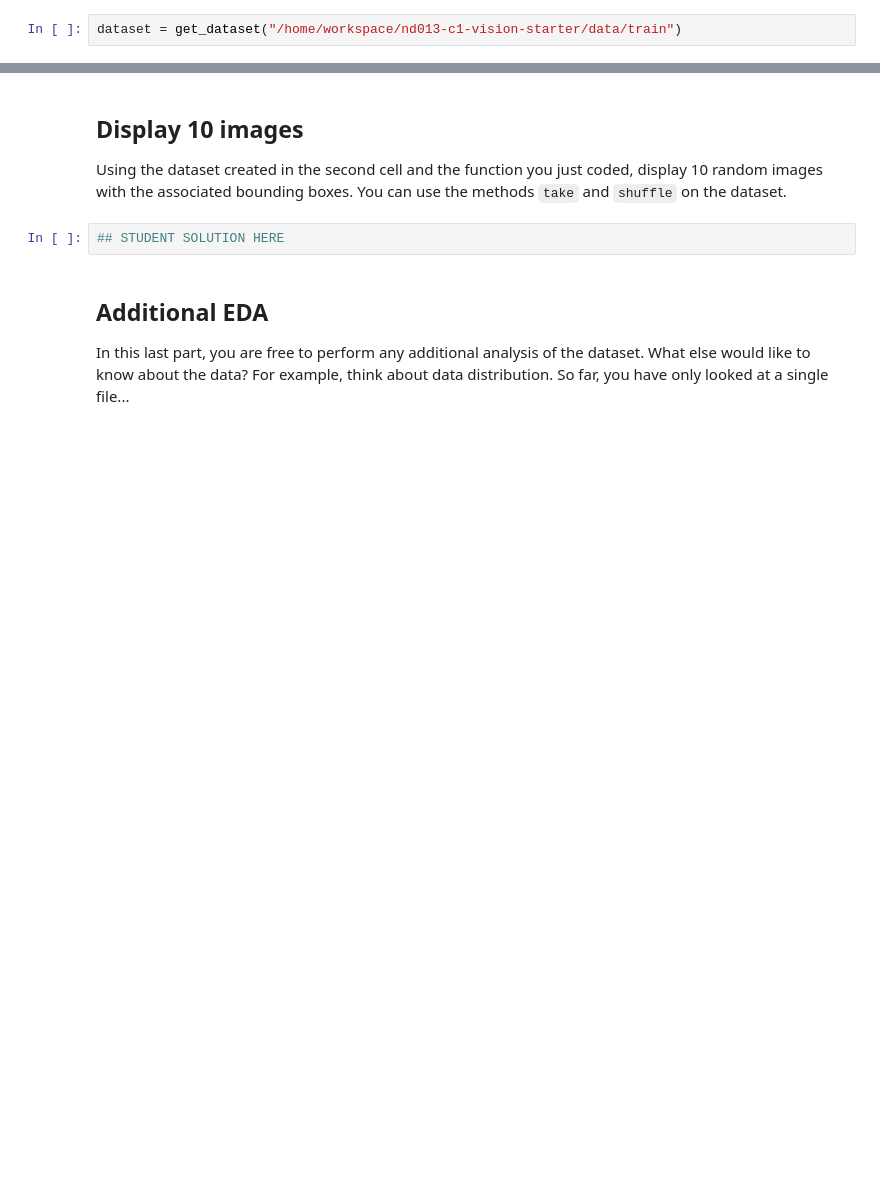
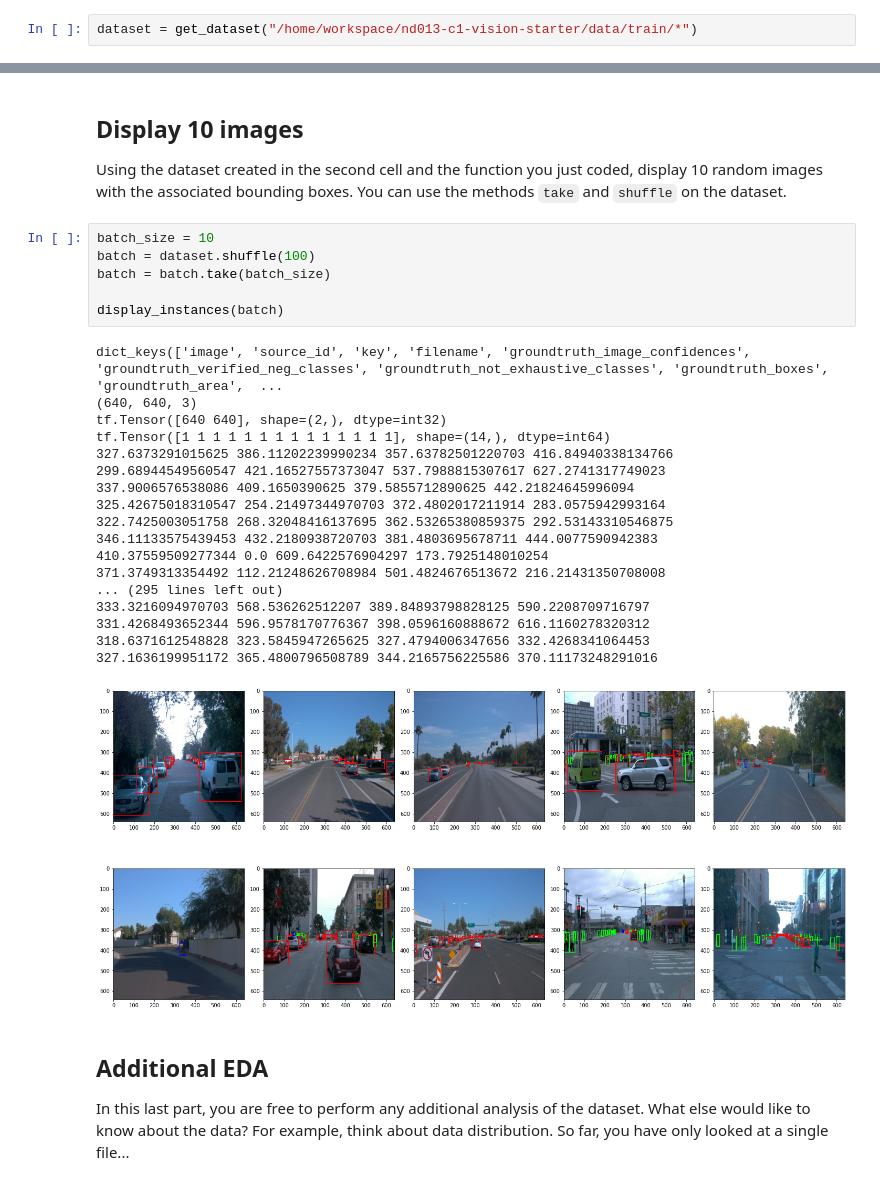
Before and after one commit to prostdfrost/cv-urban-env-dfrost, a Jupyter notebook: Exploratory Data Analysis.ipynb, the cells around one changed output, grey strips where cells are left out. Saved outputs shown, nothing was run; the diff lists cells and outputs as text; blank space fills up the shorter version.

Commit message:
plotting bboxes

```diff
--- a/Exploratory Data Analysis.ipynb
+++ b/Exploratory Data Analysis.ipynb
@@ -8,3 +13,3 @@ from utils import get_dataset
 # %%
-dataset = get_dataset("/home/workspace/nd013-c1-vision-starter/data/train")
+dataset = get_dataset("/home/workspace/nd013-c1-vision-starter/data/train/*")
 # %% [output]
@@ -74,8 +69,31 @@ FailedPreconditionError: /home/workspace/nd013-c1-vision-starter/data/train; Is
 ## Display 10 images
 
 Using the dataset created in the second cell and the function you just coded, display 10 random images with the associated bounding boxes. You can use the methods `take` and `shuffle` on the dataset.
-# %%
-## STUDENT SOLUTION HERE
+# %%
+batch_size = 10
+batch = dataset.shuffle(100)
+batch = batch.take(batch_size)
+
+display_instances(batch)
+# %% [output]
+dict_keys(['image', 'source_id', 'key', 'filename', 'groundtruth_image_confidences', 'groundtruth_verified_neg_classes', 'groundtruth_not_exhaustive_classes', 'groundtruth_boxes', 'groundtruth_area',  ...
+(640, 640, 3)
+tf.Tensor([640 640], shape=(2,), dtype=int32)
+tf.Tensor([1 1 1 1 1 1 1 1 1 1 1 1 1 1], shape=(14,), dtype=int64)
+327.6373291015625 386.11202239990234 357.63782501220703 416.84940338134766
+299.68944549560547 421.16527557373047 537.7988815307617 627.2741317749023
+337.9006576538086 409.1650390625 379.5855712890625 442.21824645996094
+325.42675018310547 254.21497344970703 372.4802017211914 283.0575942993164
+322.7425003051758 268.32048416137695 362.53265380859375 292.53143310546875
+346.11133575439453 432.2180938720703 381.4803695678711 444.0077590942383
+410.37559509277344 0.0 609.6422576904297 173.7925148010254
+371.3749313354492 112.21248626708984 501.4824676513672 216.21431350708008
+... (295 lines left out)
+333.3216094970703 568.536262512207 389.84893798828125 590.2208709716797
+331.4268493652344 596.9578170776367 398.0596160888672 616.1160278320312
+318.6371612548828 323.5845947265625 327.4794006347656 332.4268341064453
+327.1636199951172 365.4800796508789 344.2165756225586 370.11173248291016
+[figure, added]
 # %% [markdown]
 ## Additional EDA
 
```
Also changed, not shown: parts of 6 cells of this notebook.
